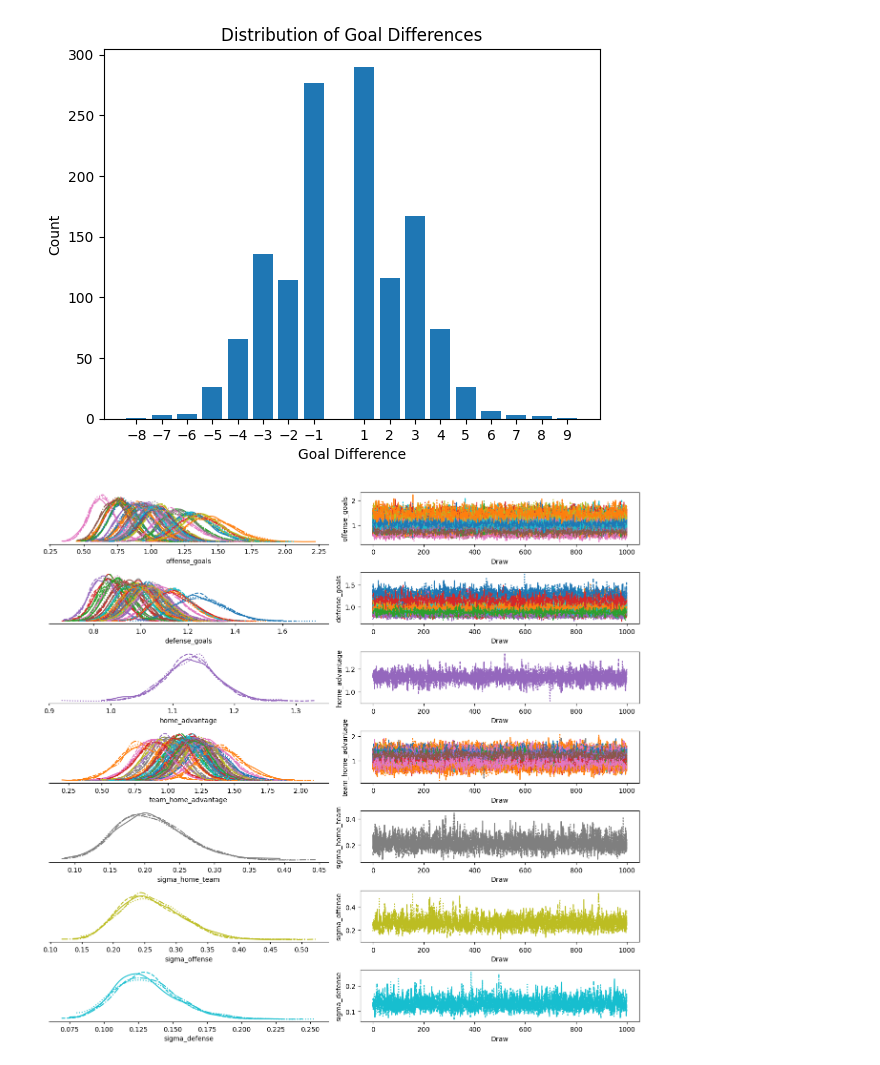
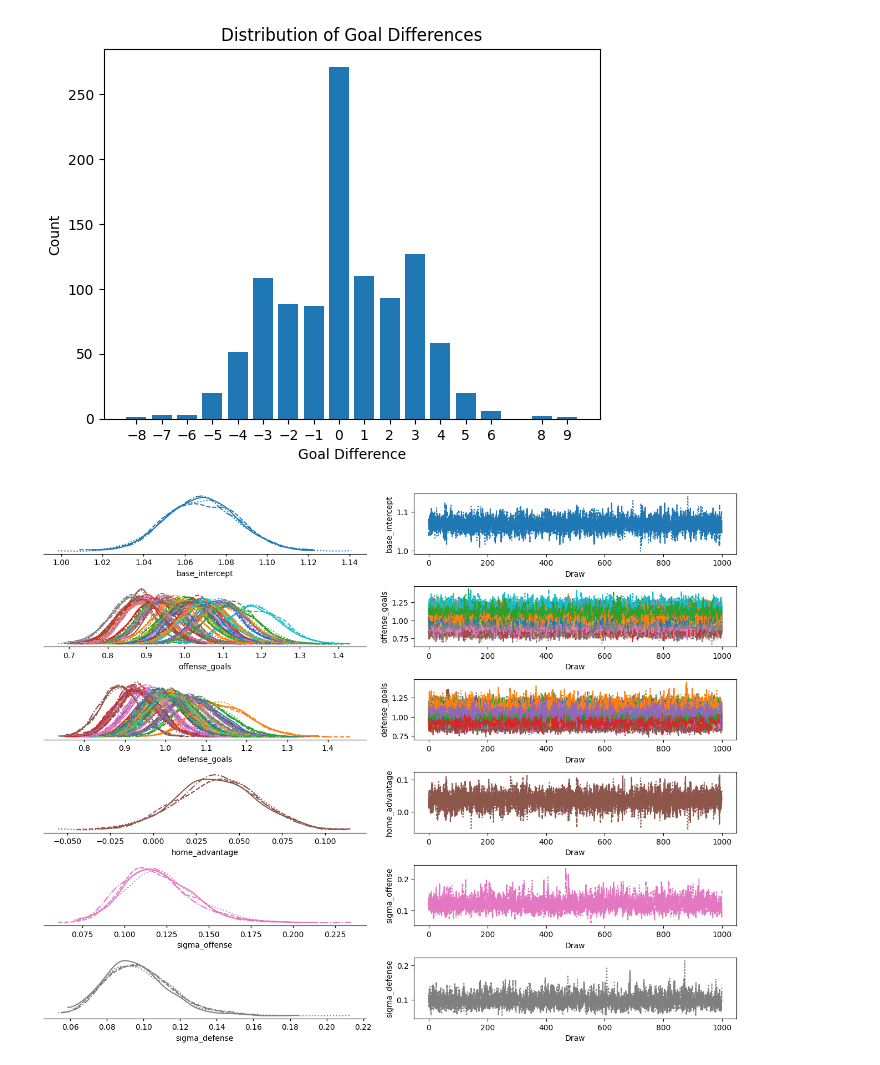
Before and after one commit to mcanearm/hockey, a Jupyter notebook: model.ipynb, the cells around one changed output. Drawn from its saved outputs; the diff is of its cells as text; code cells hidden in the pictures.

Commit message:
update gitignore and speed up computation with Skellam distribution

```diff
--- a/model.ipynb
+++ b/model.ipynb
@@ -117,5 +141,5 @@ class NonZeroSkellam(dist.Distribution):
 # %%
-vals, counts = jnp.unique_counts(goal_diffs)
+vals, counts = jnp.unique_counts(train_home_goals - train_away_goals)
 fig, ax = plt.subplots()
 ax.bar(vals, counts)
 ax.set_xlabel("Goal Difference")
@@ -124,36 +148,47 @@ ax.set_xticks(vals)
 ax.set_title("Distribution of Goal Differences")
 plt.show()
 # %% [output]
-[figure, old version]
+[figure, new version]
 # %%
-@numpyro.handlers.reparam(config={"team_home_advantage": numpyro.infer.reparam.LocScaleReparam()})
-def model(matchups, home_g=None, away_g=None):
+def model(matchups, home_g=None, away_g=None, is_ot=None, home_win=None):
     sigma_offense = numpyro.sample("sigma_offense", dist.InverseGamma(1, 1))
     sigma_defense = numpyro.sample("sigma_defense", dist.InverseGamma(1, 1))
-    sigma_home_team = numpyro.sample("sigma_home_team", dist.InverseGamma(1, 1))
 
-    home_advantage = numpyro.sample("home_advantage", dist.Normal(0, 0.5))
+    home_advantage = numpyro.sample("home_advantage", dist.Normal(0, 0.1))
+    base_intercept = numpyro.sample("base_intercept", dist.Normal(0, 1))
     # Non-centered: sample on unit scale, multiply by sigma outside
     with numpyro.plate("teams", size=matchups.shape[1]):
         offense_raw = numpyro.sample("offense_raw", dist.Normal(0, 1))
         defense_raw = numpyro.sample("defense_raw", dist.Normal(0, 1))
-        team_home_advantage = numpyro.sample("team_home_advantage", dist.Normal(home_advantage, sigma_home_team))
+        # team_home_advantage = numpyro.sample("team_home_advantage", dist.Normal(home_advantage, sigma_home_team))
 
     # Scale + sum-to-zero: kills the add-c-to-both degeneracy
-    log_offense = numpyro.deterministic("log_offense", sigma_offense * (offense_raw - offense_raw.mean()))
-    log_defense = numpyro.deterministic("log_defense", sigma_defense * (defense_raw - defense_raw.mean()))
+    log_offense = sigma_offense * (offense_raw - offense_raw.mean())
+    log_defense = sigma_defense * (defense_raw - defense_raw.mean())
     numpyro.deterministic("offense_goals", jnp.exp(log_offense))
     numpyro.deterministic("defense_goals", jnp.exp(log_defense))
 
     home_team_idx = jnp.argmax(matchups, axis=1)
     away_team_idx = jnp.argmin(matchups, axis=1)
 
-    lambda_home = jnp.exp(log_offense[home_team_idx] - log_defense[away_team_idx] + team_home_advantage[home_team_idx])
-    lambda_away = jnp.exp(log_offense[away_team_idx] - log_defense[home_team_idx])
+    lambda_home = numpyro.deterministic("lambda_home", jnp.exp(base_intercept + log_offense[home_team_idx] - log_defense[away_team_idx] + home_advantage))
+    lambda_away = numpyro.deterministic("lambda_away", jnp.exp(base_intercept + log_offense[away_team_idx] - log_defense[home_team_idx]))
+    ot_mask = (home_g == away_g) if is_ot is None else is_ot == 1
+    ot_win_prob = numpyro.deterministic("win_prob", lambda_home / (lambda_home + lambda_away))
+    skellam_pmf = Skellam(lambda_home, lambda_away)
+
+    prob_1_or_greater = jnp.exp(jax.vmap(skellam_pmf.log_prob, in_axes=(0))(jnp.arange(1, 12))).sum(axis=0)
+    prob_0 = jnp.exp(skellam_pmf.log_prob(0)) * ot_win_prob
+    prob_home_win = numpyro.deterministic("prob_home_win", prob_1_or_greater + prob_0)
 
     with numpyro.plate("obs", size=matchups.shape[0]):
-        home_g = numpyro.sample("home_g", dist.Poisson(lambda_home), obs=home_g)
-        away_g = numpyro.sample("away_g", dist.Poisson(lambda_away), obs=away_g)
+        home_g = numpyro.sample("home_g_raw", dist.Poisson(lambda_home), obs=home_g)
+        away_g = numpyro.sample("away_g_raw", dist.Poisson(lambda_away), obs=away_g)
+
+        home_ot_wins = numpyro.sample("home_ot_wins", dist.Bernoulli(ot_win_prob), obs=home_win, obs_mask=ot_mask)
+
+        home_g_final = numpyro.deterministic("home_g", home_g + jnp.where(ot_mask, home_ot_wins.astype(int), 0))
+        away_g_final = numpyro.deterministic("away_g", away_g + jnp.where(ot_mask, 1 - home_ot_wins.astype(int), 0))
 # %%
 kernel = numpyro.infer.NUTS(model)
 mcmc = numpyro.infer.MCMC(
@@ -163,7 +198,7 @@ mcmc = numpyro.infer.MCMC(
     num_chains=4,
 )
 
-mcmc.run(random.key(90981238), matchups=train_x, home_g=train_home_goals, away_g=train_away_goals)
+mcmc.run(random.key(90981238), matchups=train_matchups, home_g=train_home_goals, away_g=train_away_goals, is_ot=train_overtimes, home_win=train_home_wins)
 # %%
 trace = az.from_numpyro(
     mcmc,
@@ -171,14 +206,13 @@ trace = az.from_numpyro(
     dims={
         "offense_goals": ["team"],
         "defense_goals": ["team"],
-        "team_home_advantage": ["team"],
     },
 )
 # %%
-az.plot_trace_dist(trace, var_names=["offense_goals", "defense_goals", "home_advantage", "team_home_advantage", "sigma_home_team", "sigma_offense", "sigma_defense"])
+az.plot_trace_dist(trace, var_names=["base_intercept", "offense_goals", "defense_goals", "home_advantage", "sigma_offense", "sigma_defense"])
 plt.tight_layout()
 # %% [output]
-[figure, old version]
+[figure, new version]
 # %%
 ranked = (trace.posterior["offense_goals"] - trace.posterior["defense_goals"]).mean(dim=["chain", "draw"])
 ranked = ranked.sortby(ranked)
```
Also changed, not shown: parts of 12 cells of this notebook, 3 other files.
